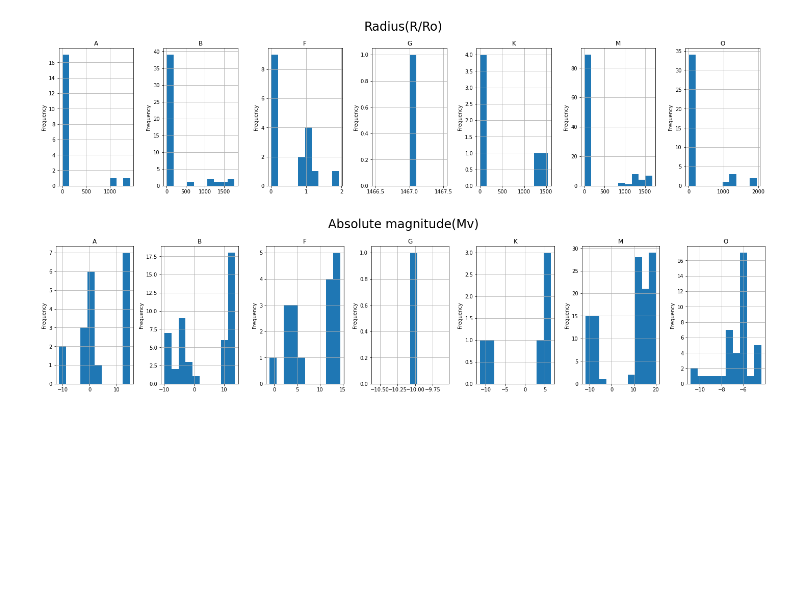
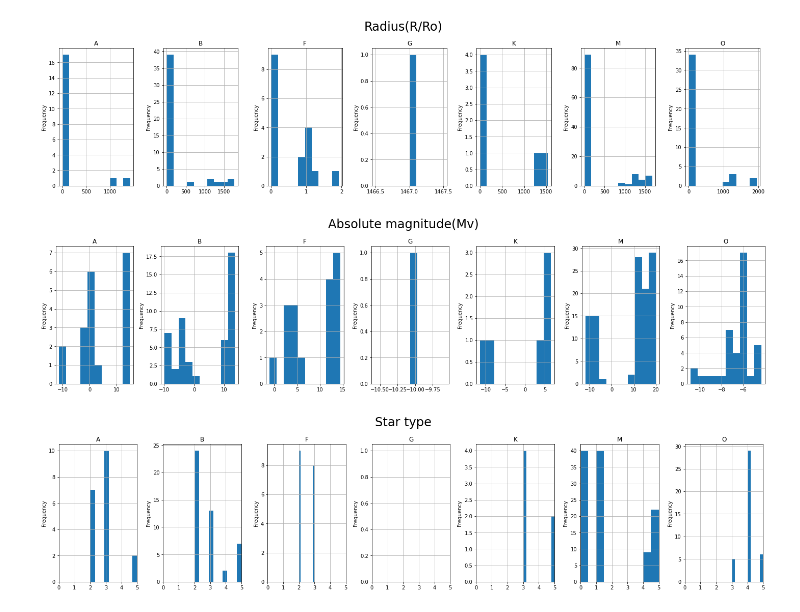
Before and after one commit to annalieNK/star-types, a Jupyter notebook: src/Exploratory Analysis.ipynb, the cells around one changed output. Drawn from its saved outputs; the diff is of its cells as text; code cells hidden in the pictures; blank space fills up the shorter version.

```diff
--- a/src/Exploratory Analysis.ipynb
+++ b/src/Exploratory Analysis.ipynb
@@ -55,3 +91,16 @@ frequency_plots(df, variable='Radius(R/Ro)')
 frequency_plots(df, variable='Absolute magnitude(Mv)')
 # %% [output]
 [figure]
+# %%
+for i, (name, group) in enumerate(df.groupby('Spectral Class')):
+        fig = plt.gcf()
+        fig.set_size_inches(20,5)
+        fig.suptitle('Star type', fontsize=24)
+        ax = plt.subplot(1, 7, i+1)
+        group['Star type'].hist()
+        ax.set_title("{}".format(name))
+        plt.ylabel("Frequency")
+        plt.xlim(0,5) # add all available x-labels
+        plt.tight_layout();
+# %% [output]
+[figure, added]
```
Also changed, not shown: parts of 10 cells of this notebook, 16 other files.
